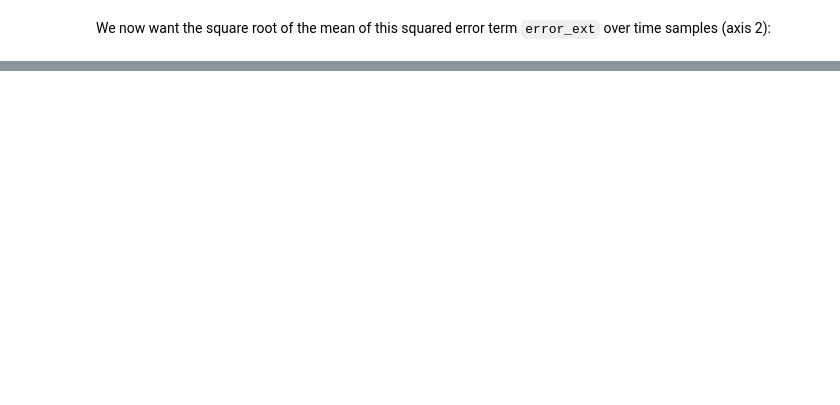
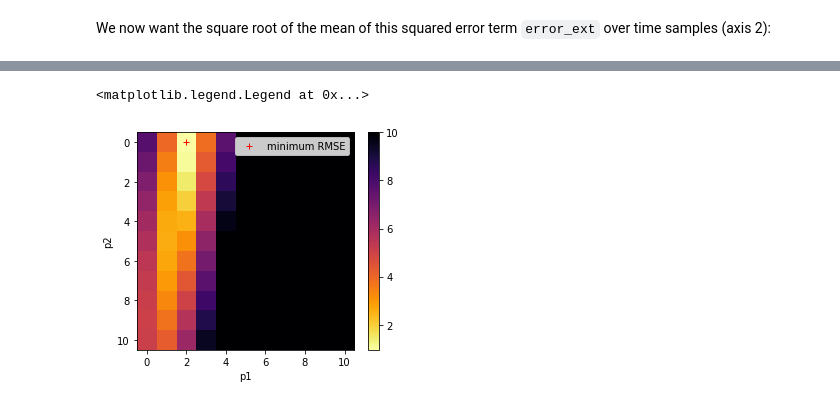
Before and after one commit to UCL-EO/geog0111, a Jupyter notebook: notebooks/050_Models.ipynb, the cells around one changed output, grey strips where cells are left out. Saved outputs shown, nothing was run; the diff lists cells and outputs as text; code cells hidden in the pictures; blank space fills up the shorter version.

```diff
--- a/notebooks/050_Models.ipynb
+++ b/notebooks/050_Models.ipynb
@@ -313,0 +356,5 @@ parameters: [0.4] [0.0001]
+# %%
+_rmse = rmse.reshape(np.prod(rmse.shape))
+_p0 = p0.reshape(np.prod(p0.shape))
+_p1 = p1.reshape(np.prod(p1.shape))
+print(f'flattening this way changes the shape from {rmse.shape} to {_rmse.shape}')
@@ -313,0 +365,3 @@ parameters: [0.4] [0.0001]
+# %%
+imin = np.argmin(_rmse)
+print(f'index: {imin}: {_p0[imin]},{_p1[imin]}')
@@ -313,0 +372,9 @@ parameters: [0.4] [0.0001]
+# %%
+# generate indices
+ixi,iyi = np.indices(p0.shape)
+# flatten
+_ix = ixi.reshape(np.prod(ixi.shape))
+_iy = iyi.reshape(np.prod(iyi.shape))
+
+ix,iy = _ix[imin],_iy[imin]
+print(f'2-D index is {ix},{iy}')
@@ -313,0 +389,16 @@ parameters: [0.4] [0.0001]
+# %%
+import matplotlib.pyplot as plt
+# Plot the RMSE values returned from this as an image
+
+# plot it
+fig, axs = plt.subplots(1,1,figsize=(5,4))
+im = axs.imshow(rmse,interpolation="nearest",\
+                vmax=10,cmap=plt.cm.inferno_r)
+fig.colorbar(im, ax=axs)
+axs.set_xlabel('p1')
+axs.set_ylabel('p2')
+plt.plot([iy],[ix],'r+',label="minimum RMSE")
+axs.legend(loc='best')
+# %% [output]
+<matplotlib.legend.Legend at 0x...>
+[figure, added]
```
Also changed, not shown: parts of 55 cells of this notebook, 2 other files.
